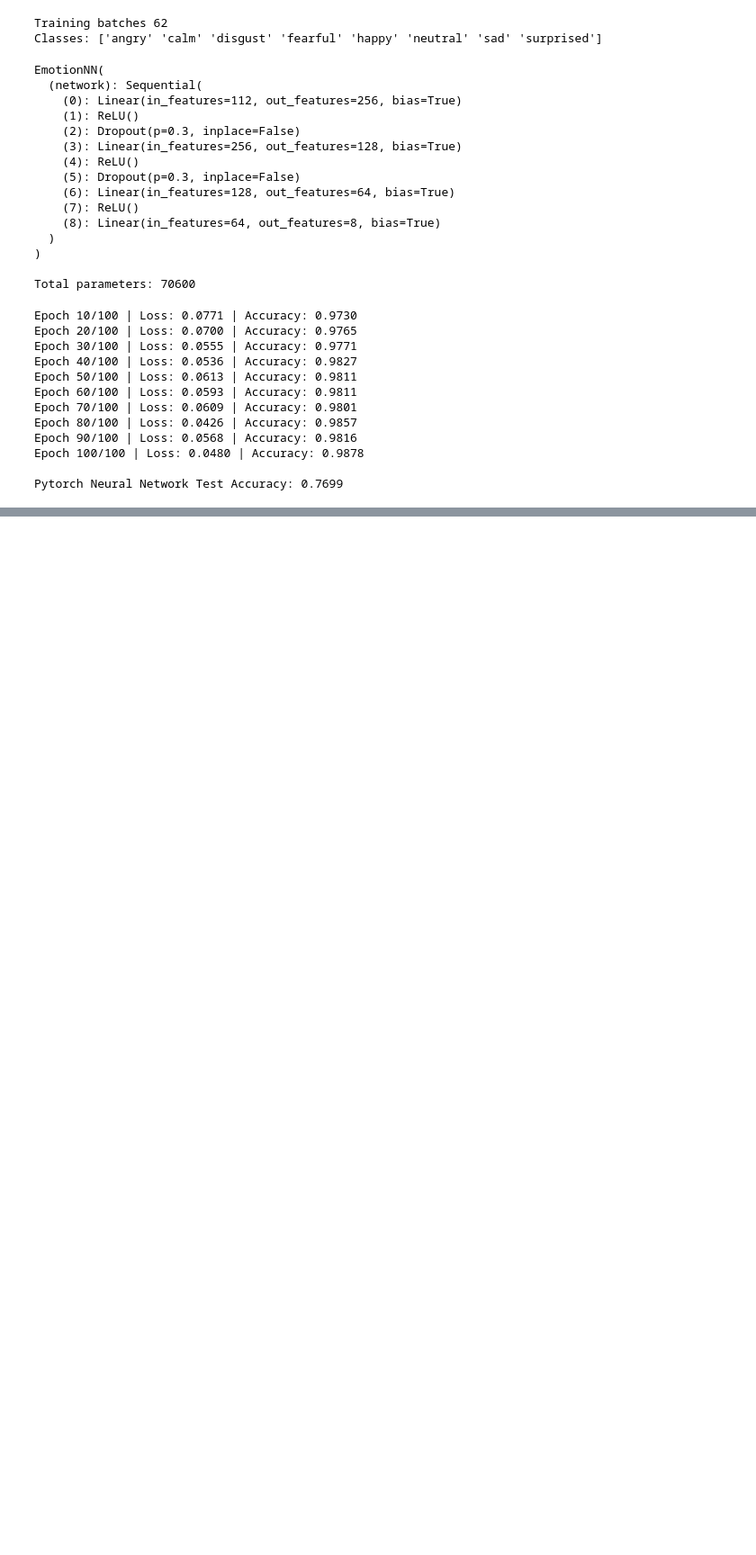
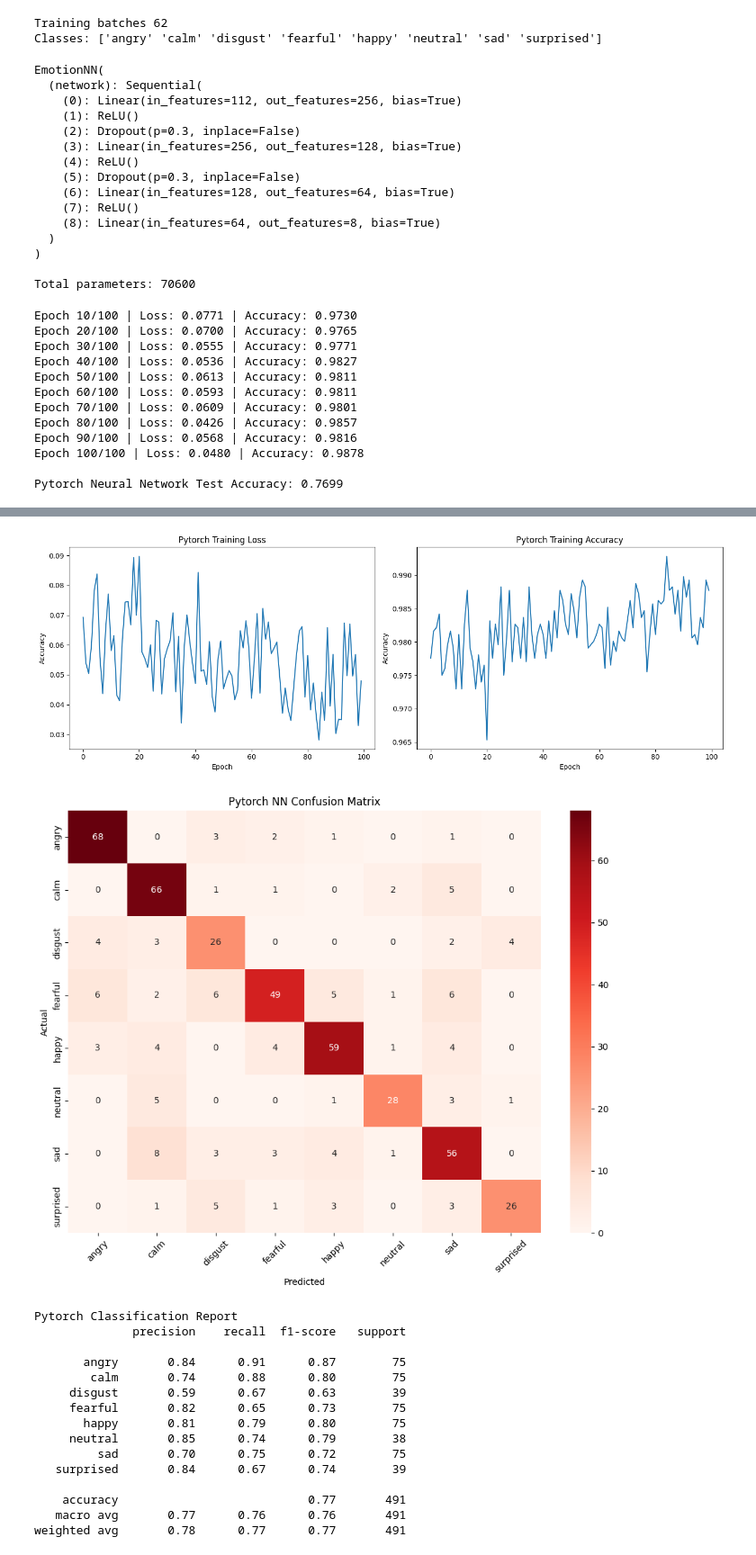
Before and after one commit to Alex-Abreu3/Project_CSE432-532, a Jupyter notebook: SER_Project/notebooks/week13_ann.ipynb, the cells around one changed output, grey strips where cells are left out. Shown at 90% size. Saved outputs shown, nothing was run; the diff lists cells and outputs as text; code cells hidden in the pictures; blank space fills up the shorter version.

```diff
--- a/SER_Project/notebooks/week13_ann.ipynb
+++ b/SER_Project/notebooks/week13_ann.ipynb
@@ -227,0 +259,50 @@ Pytorch Neural Network Test Accuracy: 0.7699
+# %%
+fig, axes = plt.subplots(1, 2, figsize=(14,5))
+
+axes[0].plot(train_losses)
+axes[0].set_title('Pytorch Training Loss')
+axes[0].set_xlabel('Epoch')
+axes[0].set_ylabel("Accuracy")
+
+axes[1].plot(train_accs)
+axes[1].set_title('Pytorch Training Accuracy')
+axes[1].set_xlabel('Epoch')
+axes[1].set_ylabel("Accuracy")
+
+plt.tight_layout()
+plt.show()
+
+#converting prediction back to emotion labels
+pytorch_pred_labels = np.array([classes[idx] for idx in pytorch_preds])
+
+#confusion Matrix
+plt.figure(figsize=(10,8))
+cm = confusion_matrix(y_test, pytorch_pred_labels, labels=classes)
+sns.heatmap(cm, annot=True, fmt='d', cmap='Reds', xticklabels=classes, yticklabels=classes)
+plt.title('Pytorch NN Confusion Matrix')
+plt.xlabel('Predicted')
+plt.ylabel('Actual')
+plt.xticks(rotation=45)
+plt.tight_layout()
+plt.show()
+
+print("Pytorch Classification Report")
+print(classification_report(y_test, pytorch_pred_labels))
+# %% [output]
+[figure, added]
+[figure, added]
+Pytorch Classification Report
+              precision    recall  f1-score   support
+
+       angry       0.84      0.91      0.87        75
+        calm       0.74      0.88      0.80        75
+     disgust       0.59      0.67      0.63        39
+     fearful       0.82      0.65      0.73        75
+       happy       0.81      0.79      0.80        75
+     neutral       0.85      0.74      0.79        38
+         sad       0.70      0.75      0.72        75
+   surprised       0.84      0.67      0.74        39
+
+    accuracy                           0.77       491
+   macro avg       0.77      0.76      0.76       491
+weighted avg       0.78      0.77      0.77       491
```
Also changed, not shown: parts of 1 cell of this notebook.
